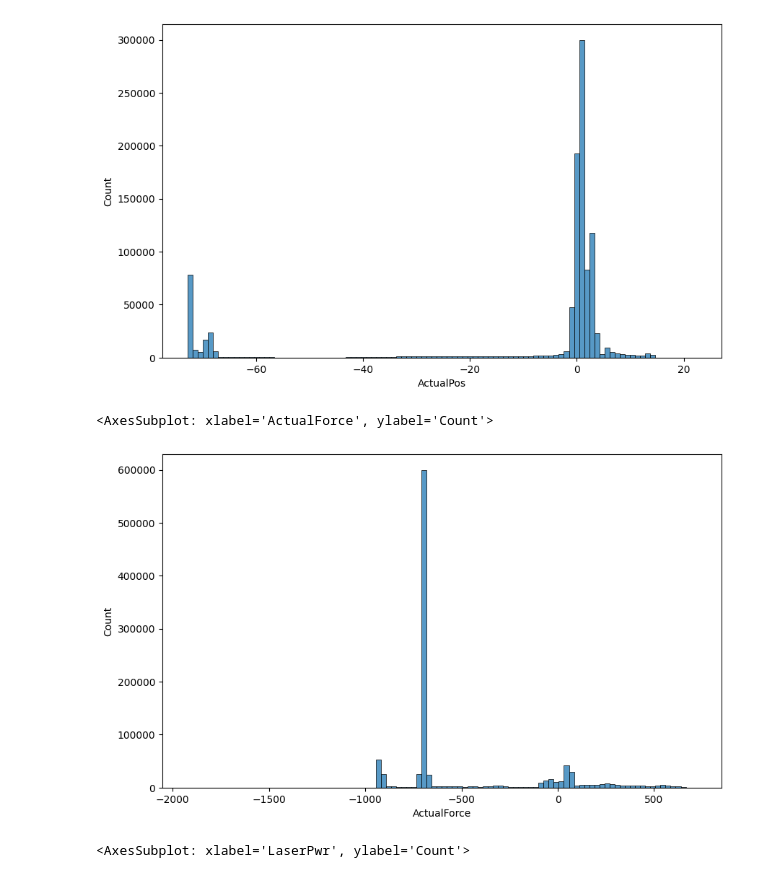
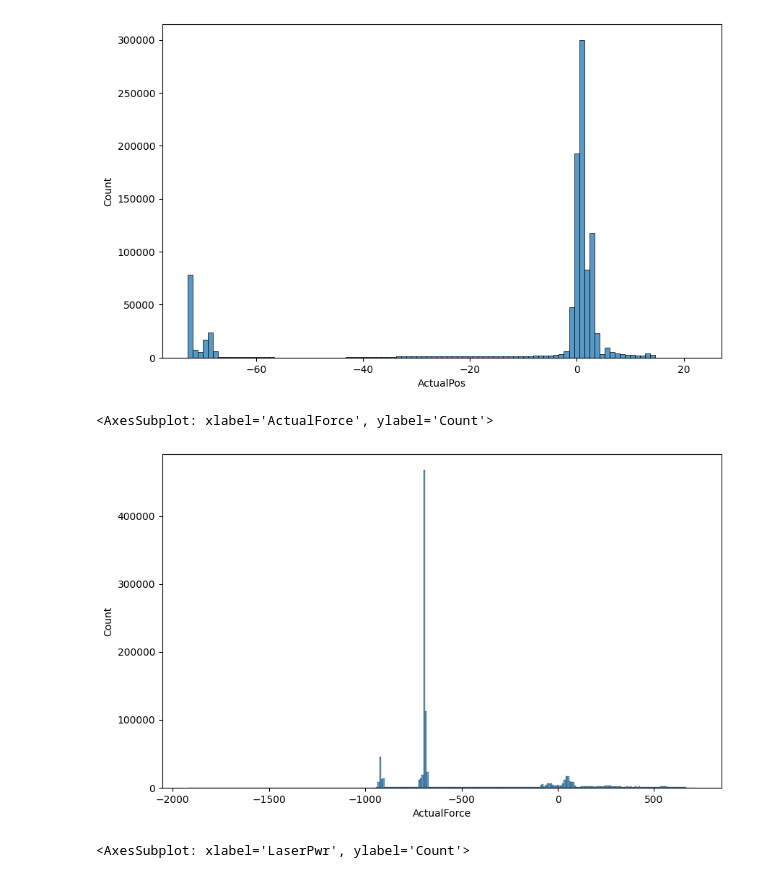
Before and after one commit to Gelva/Data-Mining, a Jupyter notebook: spark.ipynb, the cells around one changed output. Saved outputs shown, nothing was run; the diff lists cells and outputs as text; code cells hidden in the pictures.

```diff
--- a/spark.ipynb
+++ b/spark.ipynb
@@ -177,10 +162,10 @@ sns.histplot(data=pdf_clean,x='ActualPos', bins=100)
 [figure]
 # %%
 fig = plt.figure(figsize=(10,6))
-sns.histplot(data=pdf_clean, x='ActualForce', bins=100)
+sns.histplot(data=pdf_clean, x='ActualForce', bins=300)
 # %% [output]
 <AxesSubplot: xlabel='ActualForce', ylabel='Count'>
-[figure, old version]
+[figure, new version]
 # %%
 fig = plt.figure(figsize=(10, 6))
 sns.histplot(data=pdf_clean, x='LaserPwr', bins=100)
```
Also changed, not shown: parts of 23 cells of this notebook.
